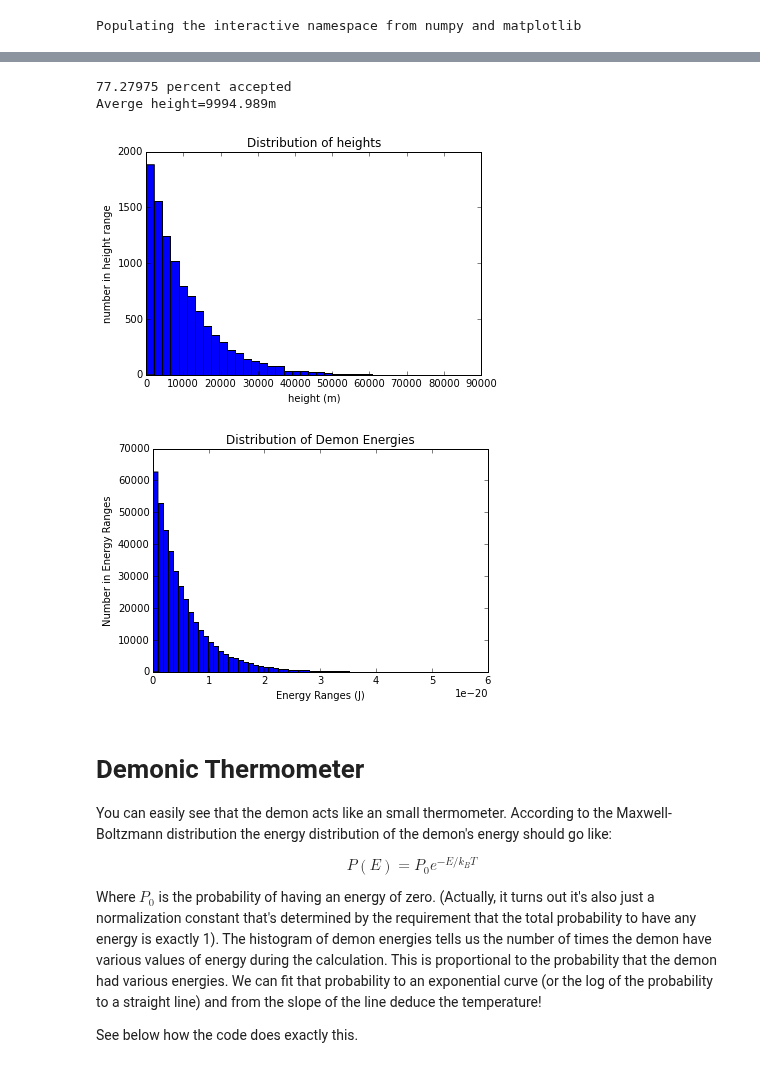
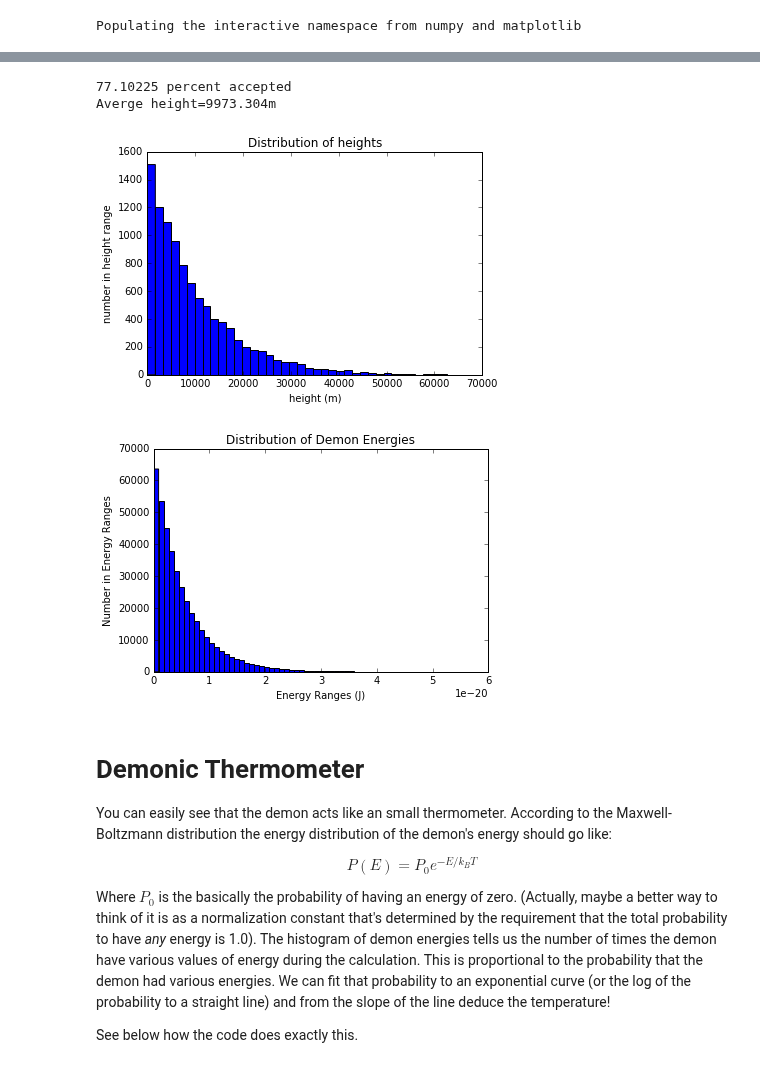
Before and after one commit to sspickle/sci-comp-notebooks, a Jupyter notebook: P05-DemonAlgorithm.ipynb, the cells around one changed output, grey strips where cells are left out. Cells and saved outputs as stored; diff of their text form; code cells hidden in the pictures.

```diff
--- a/P05-DemonAlgorithm.ipynb
+++ b/P05-DemonAlgorithm.ipynb
@@ -70,47 +75,51 @@ def shake(y, demonE, delta=0.1):
     Pass in the current demon energy as an argument.
     delta is the size of change in y to generate, more or less.
     randomly choose a particle, change it's position slightly (around delta)
+    return the new demon energy and a boolean (was the change accepted?)
     """
     ix = int(rand()*len(y))
     deltaY = delta*normal()
     deltaE = deltaY*m*g
     accept=False
     if deltaE < demonE and (y[ix]+deltaY>0):
         demonE -= deltaE  # take the energy from the demon, or give it if deltaE<0.
         y[ix] += deltaY
         accept=True
 
     return demonE, accept
-
 
 y = setup(N,L=h)
 
 acceptCount = 0
 
 demonList = []
 for i in range(M):
     demonE,accept = shake(y, demonE, delta=0.2*h)
     demonList.append(demonE)
     if accept:
         acceptCount += 1
 
 title("Distribution of heights")
 xlabel("height (m)")
 ylabel("number in height range")
 hist(y,bins=40)
-print 100.0*acceptCount/M, "percent accepted"
-print "Averge height=%4.3fm" % (y.sum()/len(y),)
+print(100.0*acceptCount/M, "percent accepted")
+print("Averge height=%4.3fm" % (y.sum()/len(y),))
 # %% [output]
-77.27975 percent accepted
-Averge height=9994.989m
+77.10225 percent accepted
+Averge height=9973.304m
-[figure, old version]
+[figure, new version]
 # %%
+#
+# Build a histogram of Demon Energies
+#
+
 title("Distribution of Demon Energies")
 xlabel("Energy Ranges (J)")
 ylabel("Number in Energy Ranges")
 ns, bins, patches = hist(demonList, bins=60)
 # %% [output]
-[figure, old version]
+[figure, new version]
 # %% [markdown]
 Demonic Thermometer
 ====================
@@ -119,7 +128,7 @@ You can easily see that the demon acts like an small thermometer. According to t
 
 $$P(E) = P_0 e^{-E/k_B T}$$
 
-Where $P_0$ is the probability of having an energy of zero. (Actually, it turns out it's also just a normalization constant that's determined by the requirement that the total probability to have any energy is exactly 1). The histogram of demon energies tells us the number of times the demon have various values of energy during the calculation. This is proportional to the probability that the demon had various energies. We can fit that probability to an exponential curve (or the log of the probability to a straight line) and from the slope of the line deduce the temperature!
+Where $P_0$ is the basically the probability of having an energy of zero. (Actually, maybe a better way to think of it is as a normalization constant that's determined by the requirement that the total probability to have *any* energy is 1.0). The histogram of demon energies tells us the number of times the demon have various values of energy during the calculation. This is proportional to the probability that the demon had various energies. We can fit that probability to an exponential curve (or the log of the probability to a straight line) and from the slope of the line deduce the temperature!
 
 See below how the code does exactly this.
 # %%
```
Also changed, not shown: parts of 9 cells of this notebook.
